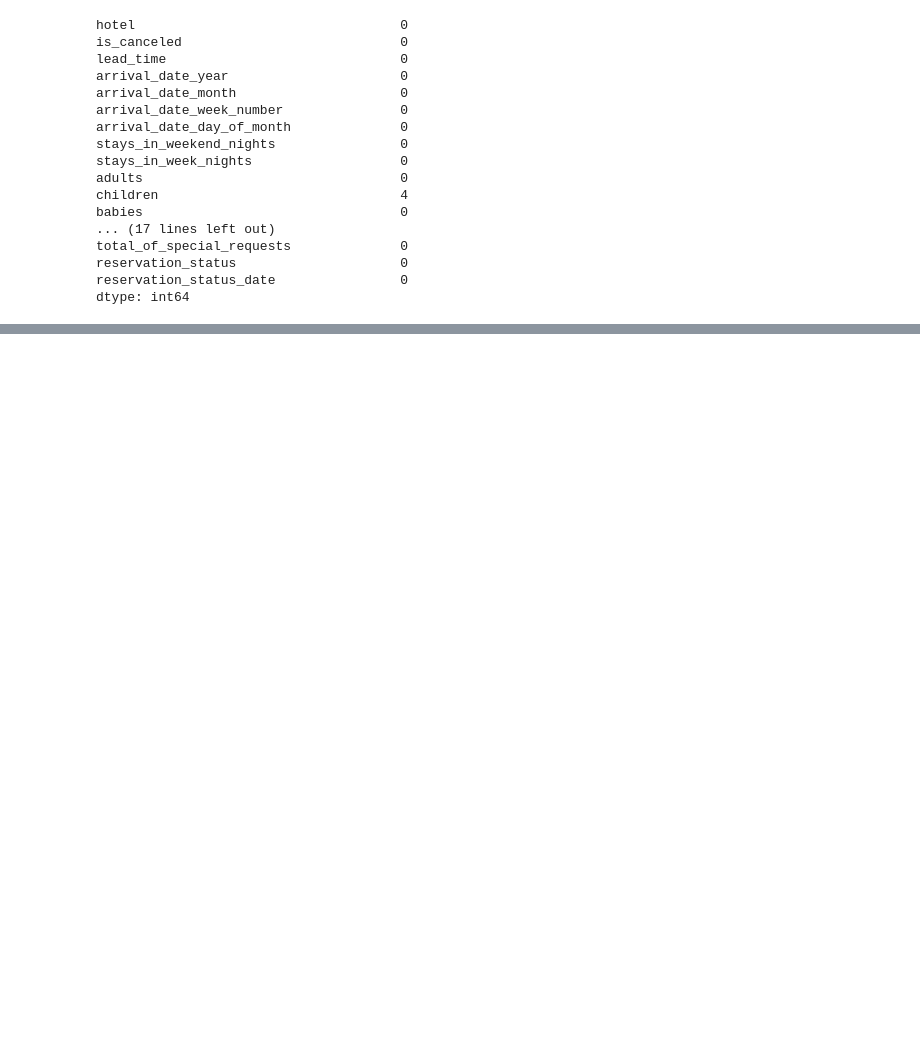
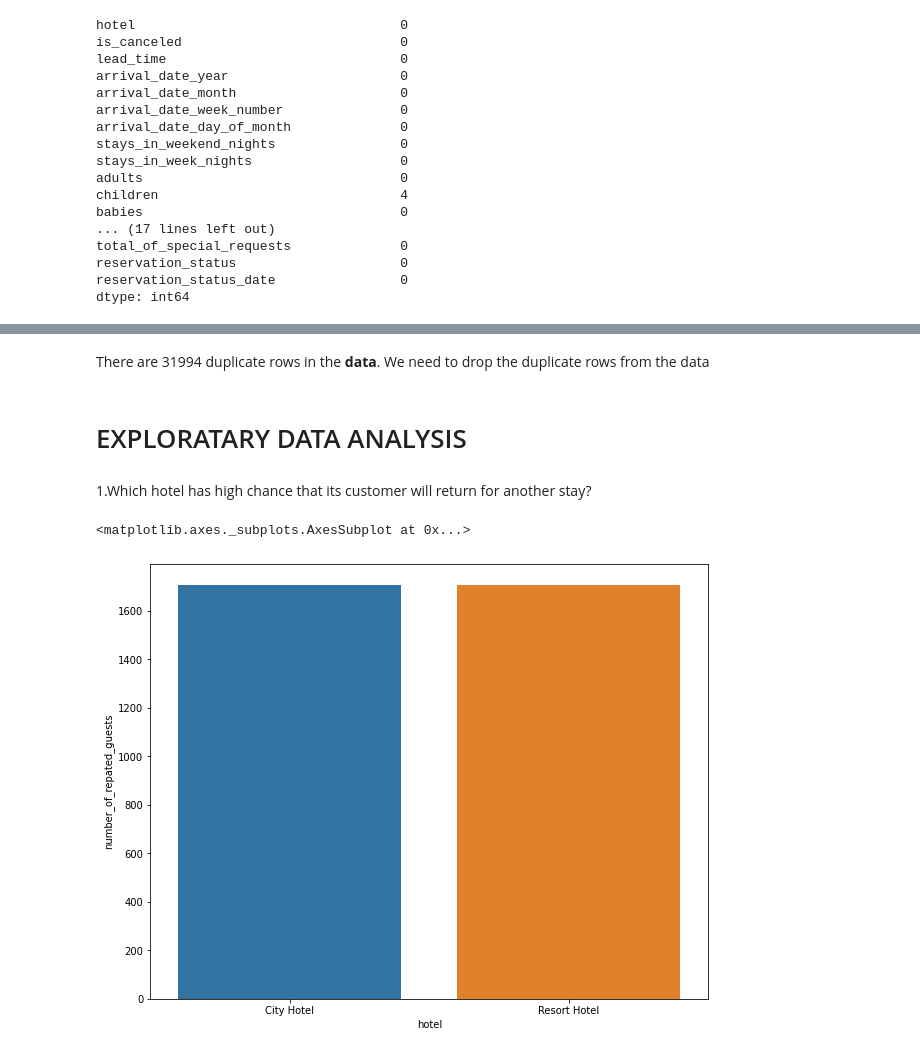
Before and after one commit to sushmitasardar/Tesla-code-EDA-project.1, a Jupyter notebook: Copy_of_Hotel_Booking_Analysis_Capstone_Project.ipynb, the cells around one changed output, grey strips where cells are left out. Cells and saved outputs as stored; diff of their text form; code cells hidden in the pictures; blank space fills up the shorter version.

```diff
--- a/Copy_of_Hotel_Booking_Analysis_Capstone_Project.ipynb
+++ b/Copy_of_Hotel_Booking_Analysis_Capstone_Project.ipynb
@@ -117,0 +92,8 @@ dtype: int64
+# %%
+# Defining the data
+df= hotel_df.copy()
+# %%
+# Replacing the null with 0
+null_columns=['agent','children','company']
+for colm in null_columns:
+  df[colm].fillna(0,inplace=True)
@@ -117,0 +121,3 @@ dtype: int64
+# %%
+# Replacing the nan values with other
+df['country'].fillna('others',inplace=True)
@@ -117,0 +166,20 @@ dtype: int64
+# %% [markdown]
+There are  31994 duplicate rows in the **data**. We need to drop the duplicate rows from the data
+# %% [markdown]
+# EXPLORATARY DATA ANALYSIS
+# %% [markdown]
+1.Which hotel has high chance that its customer will return for another stay?
+# %%
+# repeated guest=1
+#not repeated guest=0
+#groupby hotel
+repeated_guests_df=df[df['is_repeated_guest']==1].groupby('hotel').size().reset_index().rename(columns={0:'number_of_repated_guests'})
+
+
+
+#set plot size adn plot barplot
+plt.figure(figsize=(10,8))
+sns.barplot(x=repeated_guests_df['hotel'],y=repeated_guests_df['number_of_repated_guests'])
+# %% [output]
+<matplotlib.axes._subplots.AxesSubplot at 0x...>
+[figure, added]
```
Also changed, not shown: parts of 29 cells of this notebook.
